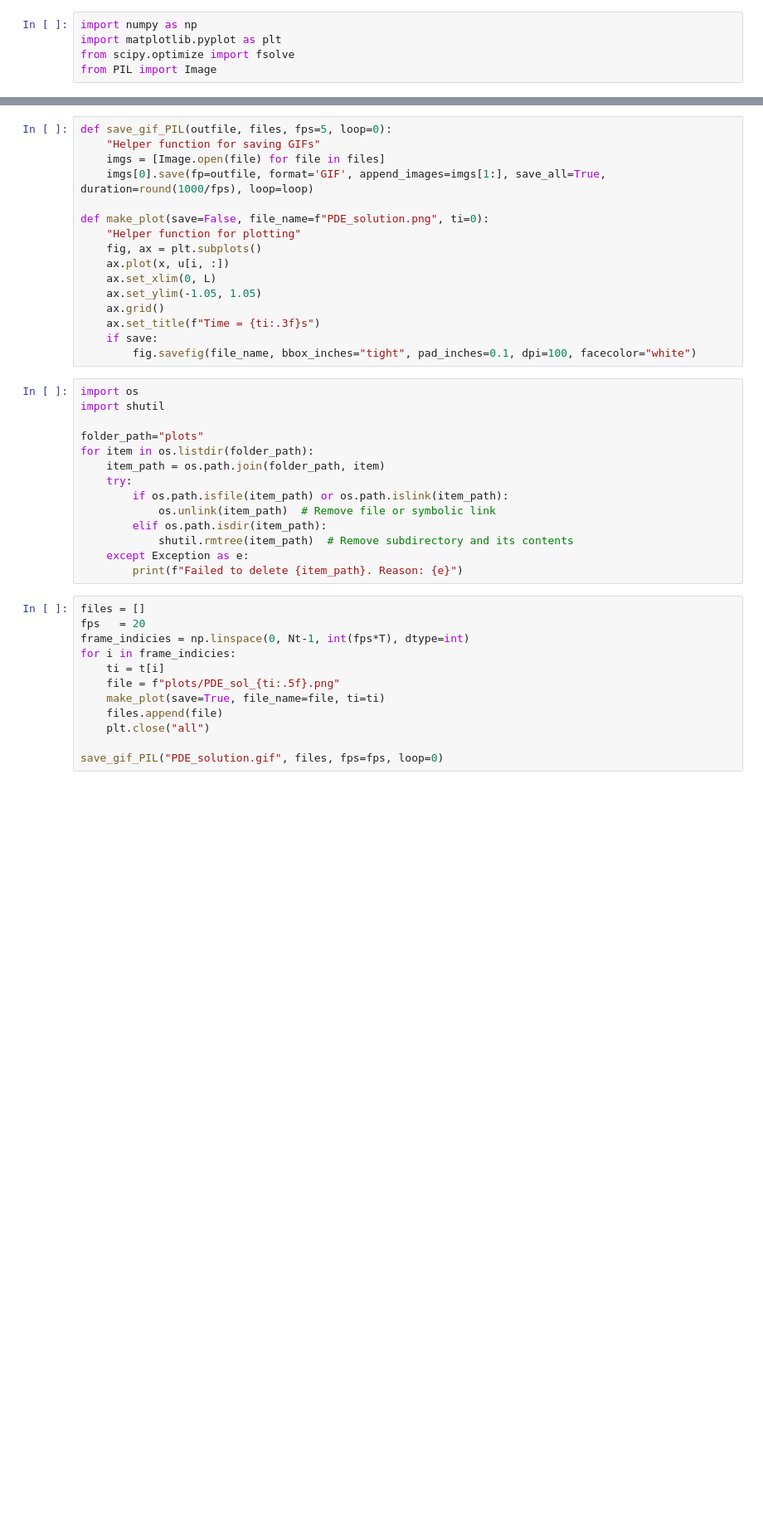
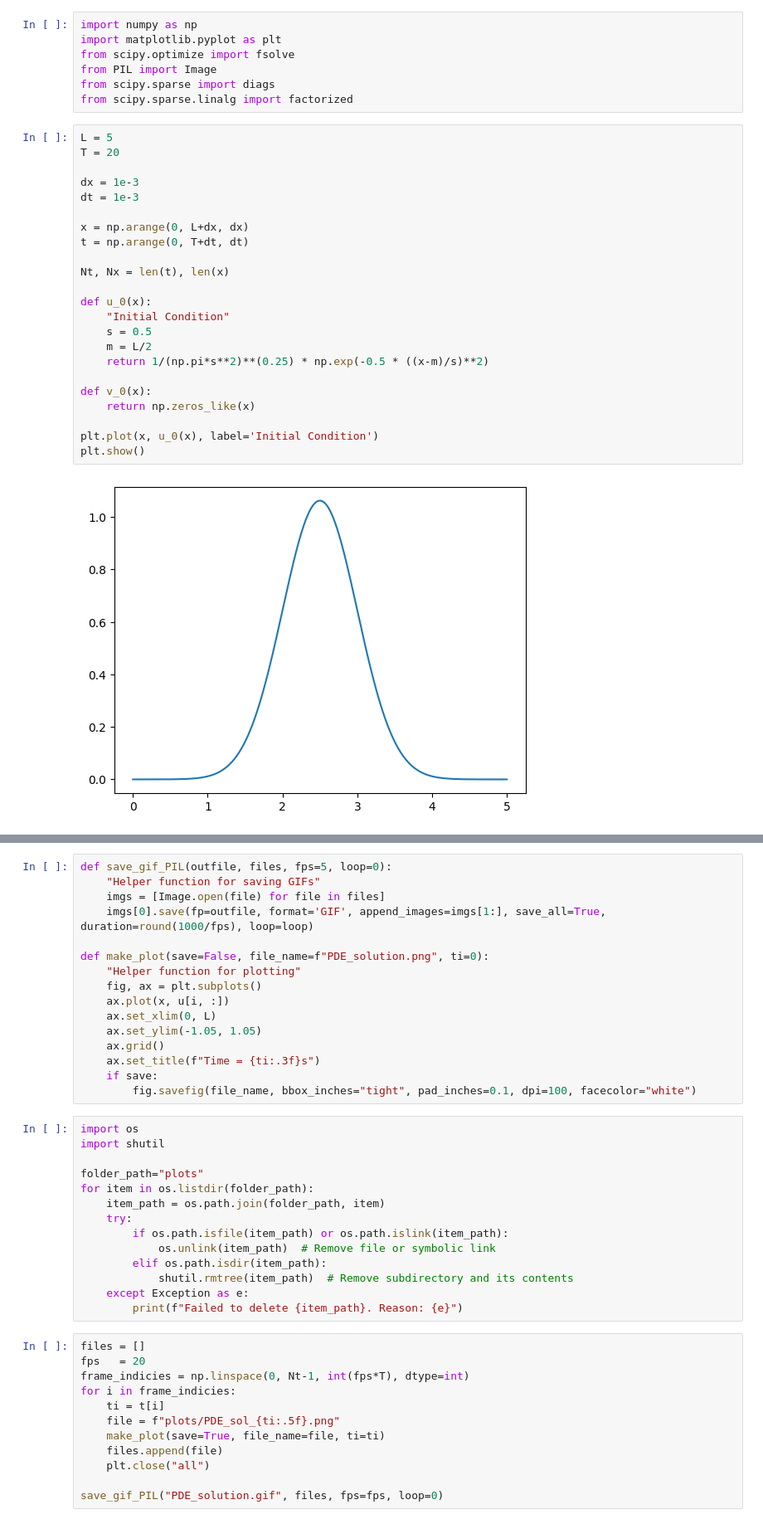
Before and after one commit to Mehdi-Haned/PINNs-Spring2025, a Jupyter notebook: PDEs/Wave Equation/Wave Equation.ipynb, the cells around one changed output, grey strips where cells are left out. Shown: that part at 83% size. Cells and saved outputs as stored; diff of their text form; blank space fills up the shorter version.

```diff
--- a/PDEs/Wave Equation/Wave Equation.ipynb
+++ b/PDEs/Wave Equation/Wave Equation.ipynb
@@ -3,4 +3,31 @@ import numpy as np
 import matplotlib.pyplot as plt
 from scipy.optimize import fsolve
 from PIL import Image
+from scipy.sparse import diags
+from scipy.sparse.linalg import factorized
+# %%
+L = 5
+T = 20
+
+dx = 1e-3
+dt = 1e-3
+
+x = np.arange(0, L+dx, dx)
+t = np.arange(0, T+dt, dt)
+
+Nt, Nx = len(t), len(x)
+
+def u_0(x):
+    "Initial Condition"
+    s = 0.5
+    m = L/2
+    return 1/(np.pi*s**2)**(0.25) * np.exp(-0.5 * ((x-m)/s)**2)
+
+def v_0(x):
+    return np.zeros_like(x)
+
+plt.plot(x, u_0(x), label='Initial Condition')
+plt.show()
+# %% [output]
+[figure, added]
 # %%
```
Also changed, not shown: parts of 1 cell of this notebook, 4 other files.
